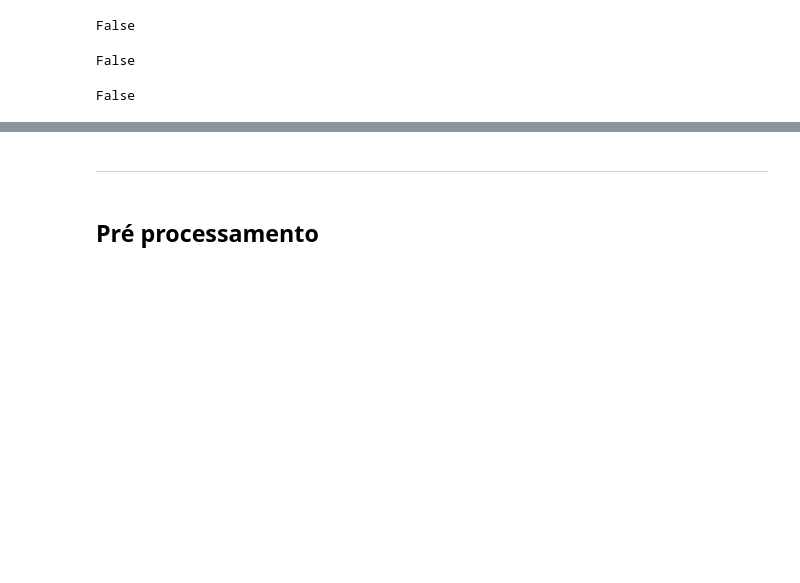
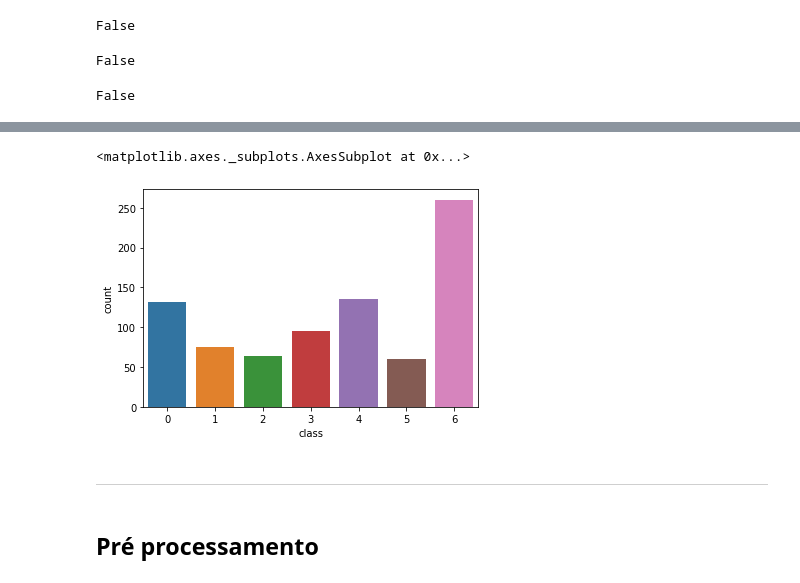
Before and after one commit to YuryJefse/ClassificacaoFuncaoGene, a Jupyter notebook: notebooks/TabalhoUni7-Analise-classificacao-funcao-gene.ipynb, the cells around one changed output, grey strips where cells are left out. Saved outputs shown, nothing was run; the diff lists cells and outputs as text; code cells hidden in the pictures; blank space fills up the shorter version.

```diff
--- a/notebooks/TabalhoUni7-Analise-classificacao-funcao-gene.ipynb
+++ b/notebooks/TabalhoUni7-Analise-classificacao-funcao-gene.ipynb
@@ -58,3 +77,8 @@ False
+# %%
+sns.countplot(x='class', data=raw_cachorro)
+# %% [output]
+<matplotlib.axes._subplots.AxesSubplot at 0x...>
+[figure, added]
 # %% [markdown]
 ---
 # %% [markdown]
```
Also changed, not shown: parts of 44 cells of this notebook.
